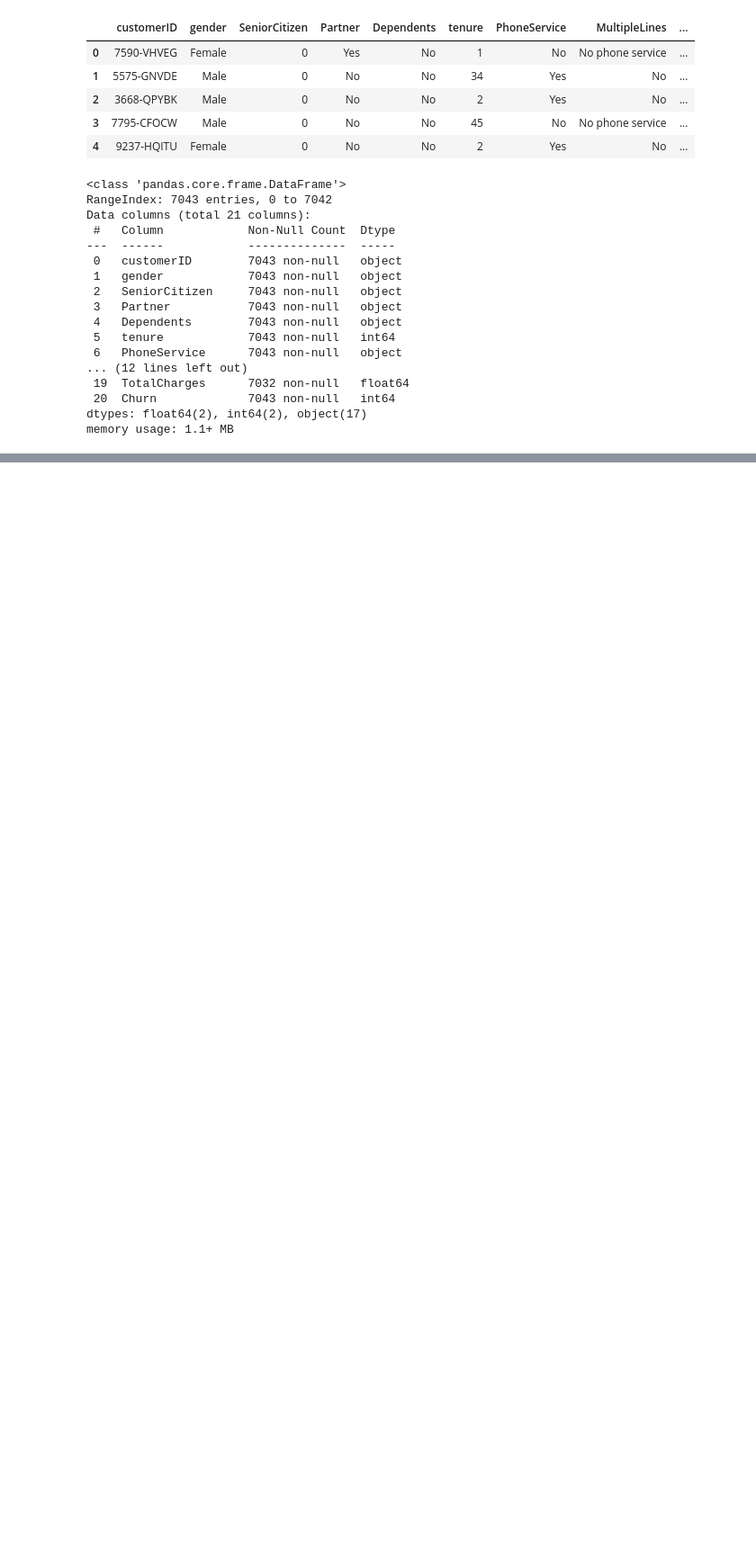
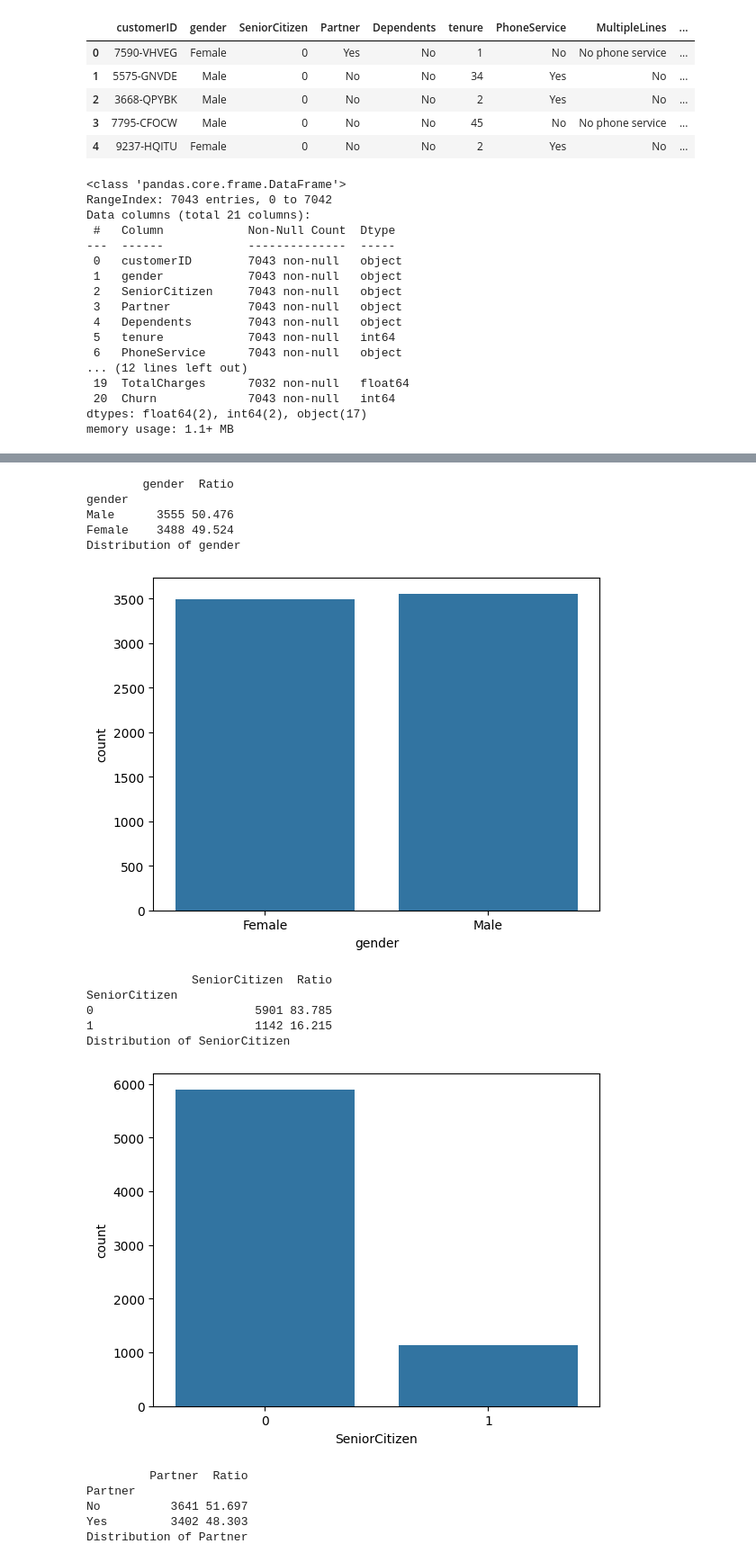
Before and after one commit to mrusamarasheed9/Clustring-Fitting, a Jupyter notebook: tcchurn.ipynb, the cells around one changed output, grey strips where cells are left out. Shown at 90% size. Saved outputs shown, nothing was run; the diff lists cells and outputs as text; code cells hidden in the pictures; blank space fills up the shorter version.

Commit message:
Dataset Distribution Analysis

```diff
--- a/tcchurn.ipynb
+++ b/tcchurn.ipynb
@@ -268,8 +239,28 @@ cat_but_car
 # %%
 def cat_summary(dataframe, col_name, plot=False):
     print(pd.DataFrame({col_name: dataframe[col_name].value_counts(),
                         "Ratio": 100 * dataframe[col_name].value_counts() / len(dataframe)}))
-    print("##########################################")
+    print(f"Distribution of {col_name}")
     if plot:
         sns.countplot(x=dataframe[col_name], data=dataframe)
         plt.show(block=True)
+for col in cat_cols:
+    cat_summary(df, col, plot=True)
+# %% [output]
+        gender  Ratio
+gender
+Male      3555 50.476
+Female    3488 49.524
+Distribution of gender
+[figure, added]
+               SeniorCitizen  Ratio
+SeniorCitizen
+0                       5901 83.785
+1                       1142 16.215
+Distribution of SeniorCitizen
+[figure, added]
+         Partner  Ratio
+Partner
+No          3641 51.697
+Yes         3402 48.303
+Distribution of Partner
```
Also changed, not shown: parts of 40 cells of this notebook.
